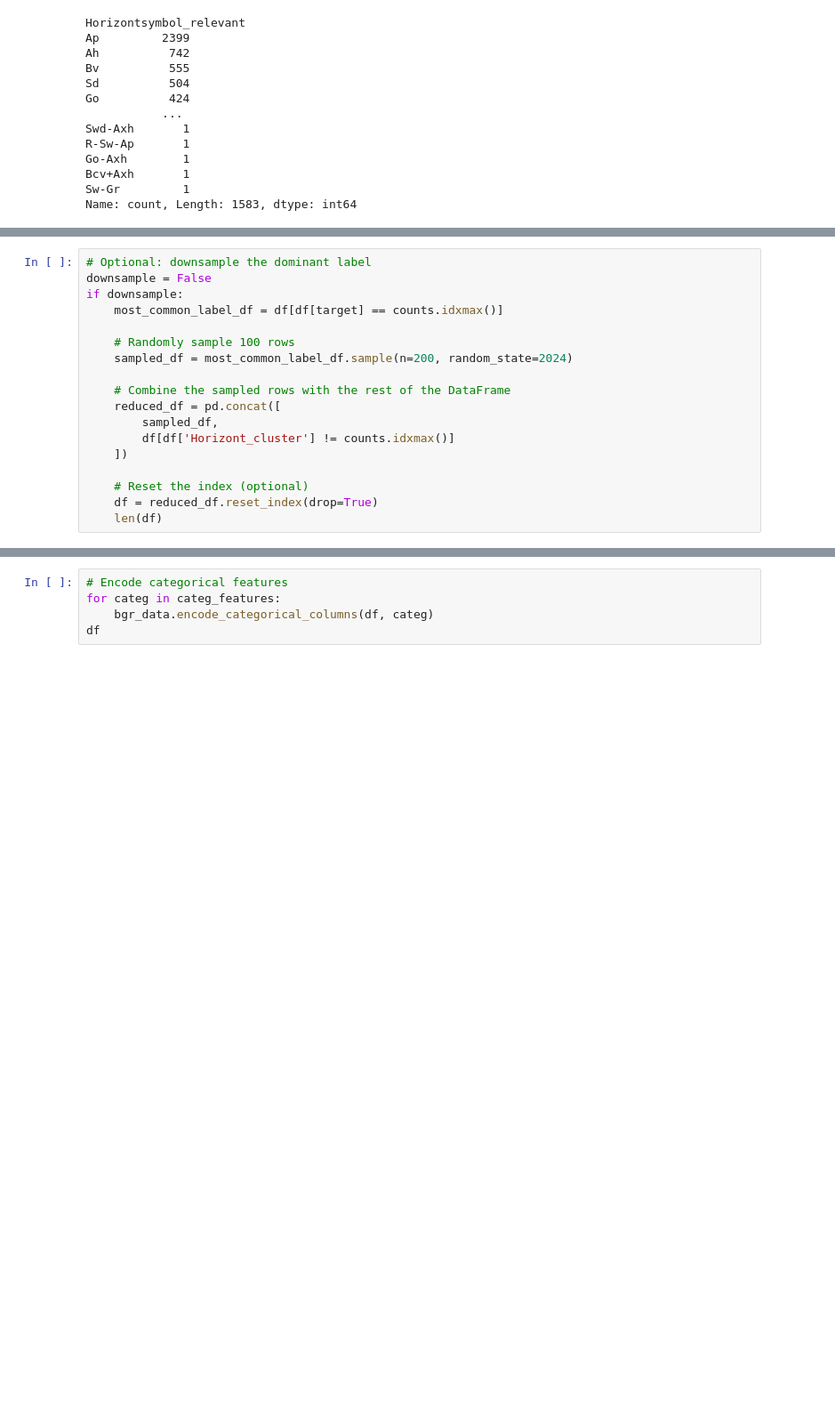
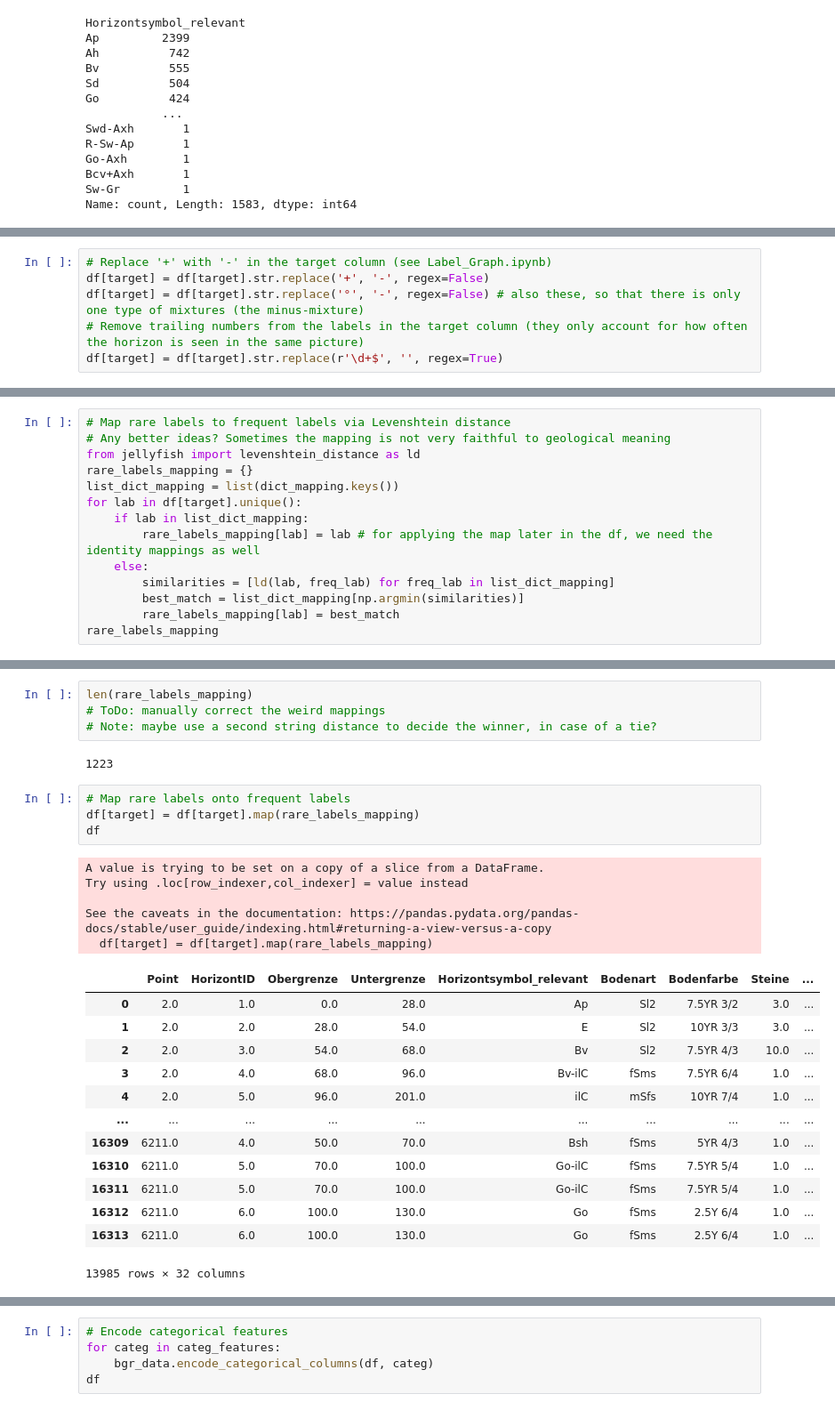
Before and after one commit to calgo-lab/BGR, a Jupyter notebook: notebooks/soil/Multimodal_Training_Sequential.ipynb, the cells around one changed output, grey strips where cells are left out. Shown at 89% size. Drawn from its saved outputs; the diff is of its cells as text; blank space fills up the shorter version.

Commit message:
Map rare horizon labels onto frequent ones with levenshtein

```diff
--- a/notebooks/soil/Multimodal_Training_Sequential.ipynb
+++ b/notebooks/soil/Multimodal_Training_Sequential.ipynb
@@ -380,18 +311,0 @@ plt.show()
-# %%
-# Optional: downsample the dominant label
-downsample = False
-if downsample:
-    most_common_label_df = df[df[target] == counts.idxmax()]
-
-    # Randomly sample 100 rows
-    sampled_df = most_common_label_df.sample(n=200, random_state=2024)
-
-    # Combine the sampled rows with the rest of the DataFrame
-    reduced_df = pd.concat([
-        sampled_df,
-        df[df['Horizont_cluster'] != counts.idxmax()]
-    ])
-
-    # Reset the index (optional)
-    df = reduced_df.reset_index(drop=True)
-    len(df)
@@ -397,0 +337,6 @@ if downsample:
+# %%
+# Replace '+' with '-' in the target column (see Label_Graph.ipynb)
+df[target] = df[target].str.replace('+', '-', regex=False)
+df[target] = df[target].str.replace('°', '-', regex=False) # also these, so that there is only one type of mixtures (the minus-mixture)
+# Remove trailing numbers from the labels in the target column (they only account for how often the horizon is seen in the same picture)
+df[target] = df[target].str.replace(r'\d+$', '', regex=True)
@@ -397,0 +359,14 @@ if downsample:
+# %%
+# Map rare labels to frequent labels via Levenshtein distance
+# Any better ideas? Sometimes the mapping is not very faithful to geological meaning
+from jellyfish import levenshtein_distance as ld
+rare_labels_mapping = {}
+list_dict_mapping = list(dict_mapping.keys())
+for lab in df[target].unique():
+    if lab in list_dict_mapping:
+        rare_labels_mapping[lab] = lab # for applying the map later in the df, we need the identity mappings as well
+    else:
+        similarities = [ld(lab, freq_lab) for freq_lab in list_dict_mapping]
+        best_match = list_dict_mapping[np.argmin(similarities)]
+        rare_labels_mapping[lab] = best_match
+rare_labels_mapping
@@ -397,0 +391,29 @@ if downsample:
+# %%
+len(rare_labels_mapping)
+# ToDo: manually correct the weird mappings
+# Note: maybe use a second string distance to decide the winner, in case of a tie?
+# %% [output]
+1223
+# %%
+# Map rare labels onto frequent labels
+df[target] = df[target].map(rare_labels_mapping)
+df
+# %% [output]
+A value is trying to be set on a copy of a slice from a DataFrame.
+Try using .loc[row_indexer,col_indexer] = value instead
+
+See the caveats in the documentation: https://pandas.pydata.org/pandas-docs/stable/user_guide/indexing.html#returning-a-view-versus-a-copy
+  df[target] = df[target].map(rare_labels_mapping)
+|  | Point | HorizontID | Obergrenze | Untergrenze | Horizontsymbol_relevant | Bodenart | Bodenfarbe | Steine | ... |
+| 0 | 2.0 | 1.0 | 0.0 | 28.0 | Ap | Sl2 | 7.5YR 3/2 | 3.0 | ... |
+| 1 | 2.0 | 2.0 | 28.0 | 54.0 | E | Sl2 | 10YR 3/3 | 3.0 | ... |
+| 2 | 2.0 | 3.0 | 54.0 | 68.0 | Bv | Sl2 | 7.5YR 4/3 | 10.0 | ... |
+| 3 | 2.0 | 4.0 | 68.0 | 96.0 | Bv-ilC | fSms | 7.5YR 6/4 | 1.0 | ... |
+| 4 | 2.0 | 5.0 | 96.0 | 201.0 | ilC | mSfs | 10YR 7/4 | 1.0 | ... |
+| ... | ... | ... | ... | ... | ... | ... | ... | ... | ... |
+| 16309 | 6211.0 | 4.0 | 50.0 | 70.0 | Bsh | fSms | 5YR 4/3 | 1.0 | ... |
+| 16310 | 6211.0 | 5.0 | 70.0 | 100.0 | Go-ilC | fSms | 7.5YR 5/4 | 1.0 | ... |
+| 16311 | 6211.0 | 5.0 | 70.0 | 100.0 | Go-ilC | fSms | 7.5YR 5/4 | 1.0 | ... |
+| 16312 | 6211.0 | 6.0 | 100.0 | 130.0 | Go | fSms | 2.5Y 6/4 | 1.0 | ... |
+| 16313 | 6211.0 | 6.0 | 100.0 | 130.0 | Go | fSms | 2.5Y 6/4 | 1.0 | ... |
+13985 rows × 32 columns
```
Also changed, not shown: parts of 13 cells of this notebook.
